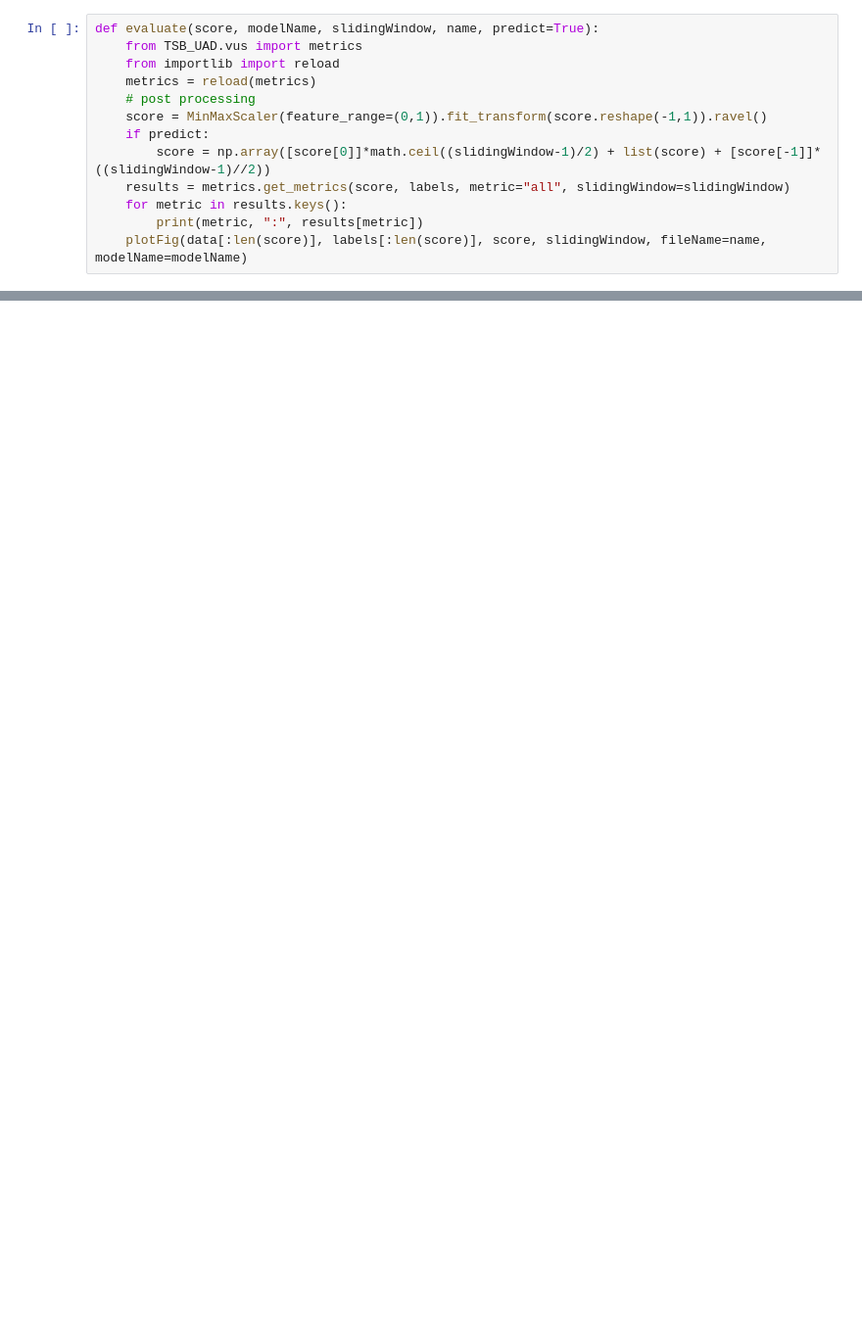
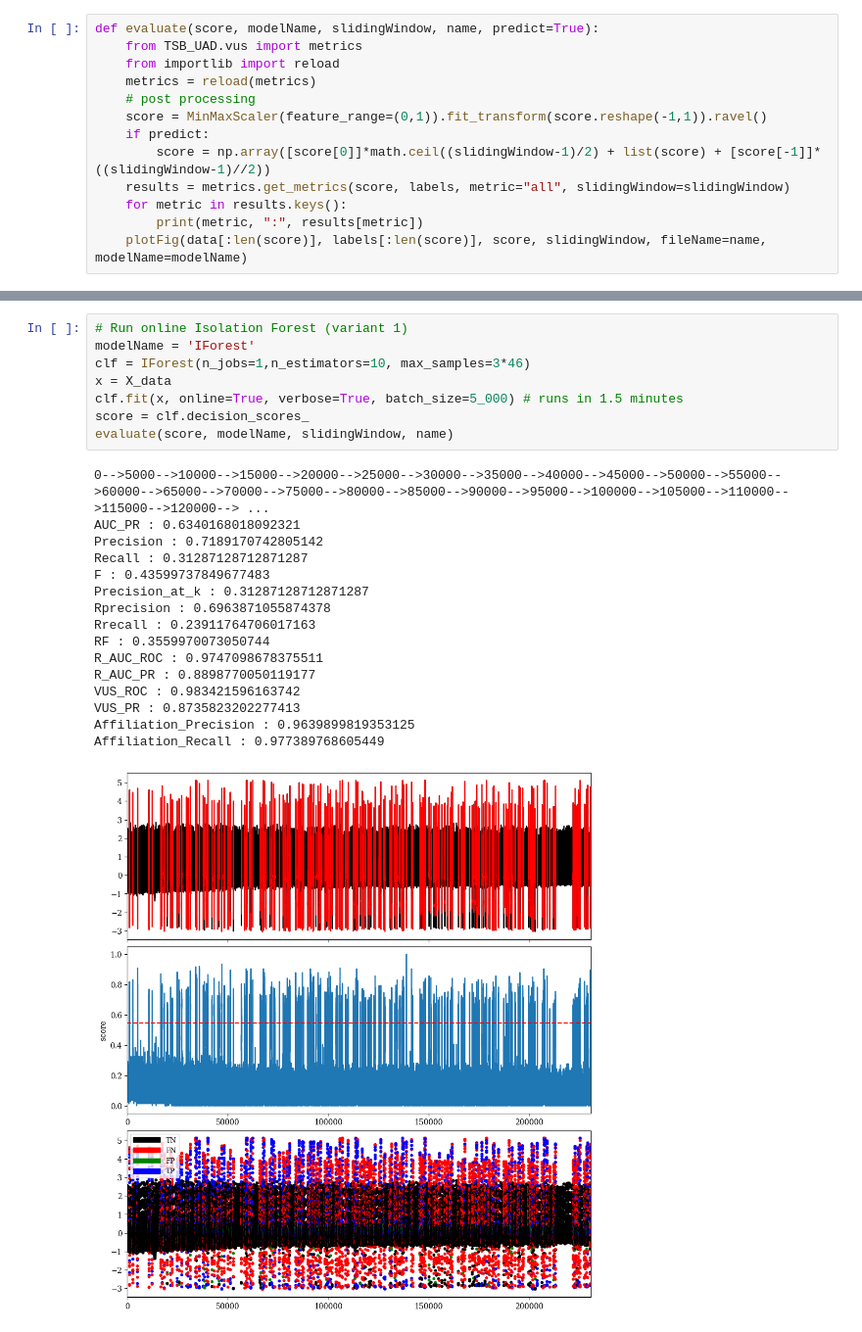
Before and after one commit to lazarosgogos/TSB-UAD, a Jupyter notebook: run copy.ipynb, the cells around one changed output, grey strips where cells are left out. Shown at 98% size. Saved outputs shown, nothing was run; the diff lists cells and outputs as text; blank space fills up the shorter version.

```diff
--- a/run copy.ipynb
+++ b/run copy.ipynb
@@ -88,0 +105,25 @@ Affiliation_Recall : 0.9608436064129201
+# %%
+# Run online Isolation Forest (variant 1)
+modelName = 'IForest'
+clf = IForest(n_jobs=1,n_estimators=10, max_samples=3*46)
+x = X_data
+clf.fit(x, online=True, verbose=True, batch_size=5_000) # runs in 1.5 minutes
+score = clf.decision_scores_
+evaluate(score, modelName, slidingWindow, name)
+# %% [output]
+0-->5000-->10000-->15000-->20000-->25000-->30000-->35000-->40000-->45000-->50000-->55000-->60000-->65000-->70000-->75000-->80000-->85000-->90000-->95000-->100000-->105000-->110000-->115000-->120000--> ...
+AUC_PR : 0.6340168018092321
+Precision : 0.7189170742805142
+Recall : 0.31287128712871287
+F : 0.43599737849677483
+Precision_at_k : 0.31287128712871287
+Rprecision : 0.6963871055874378
+Rrecall : 0.23911764706017163
+RF : 0.3559970073050744
+R_AUC_ROC : 0.9747098678375511
+R_AUC_PR : 0.8898770050119177
+VUS_ROC : 0.983421596163742
+VUS_PR : 0.8735823202277413
+Affiliation_Precision : 0.9639899819353125
+Affiliation_Recall : 0.977389768605449
+[figure, added]
```
Also changed, not shown: parts of 9 cells of this notebook, 3 other files.
